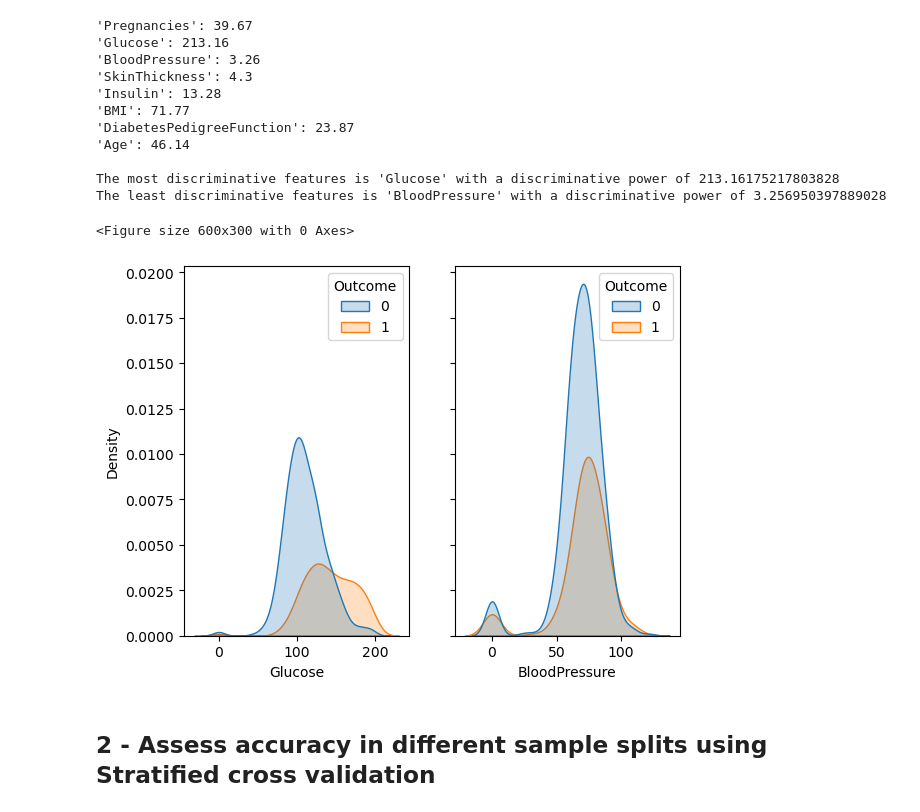
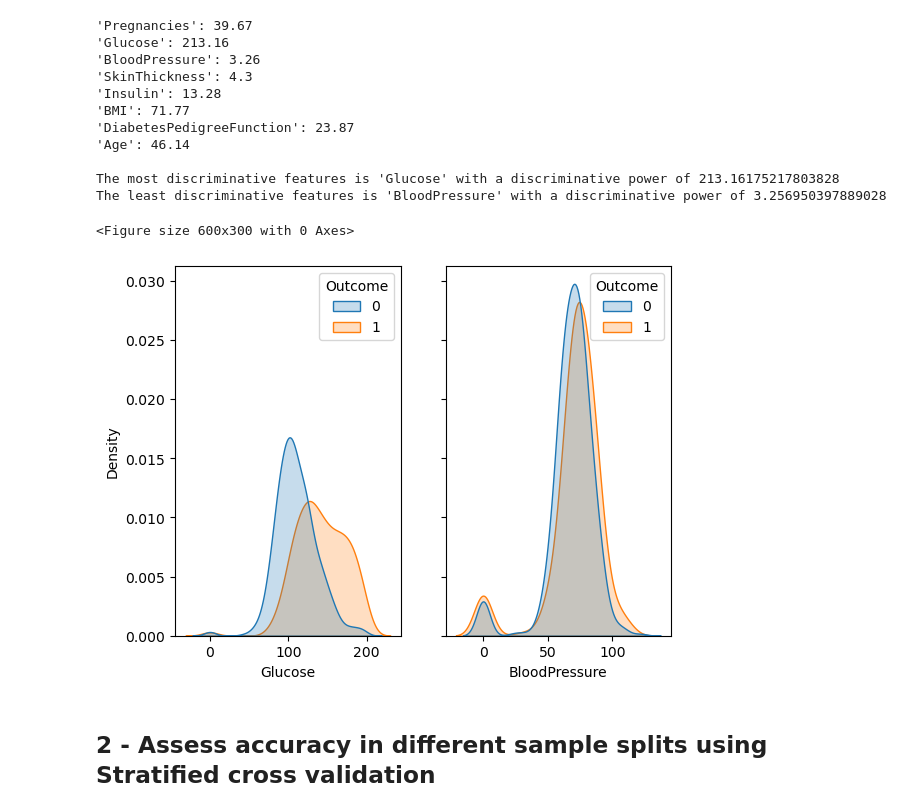
Before and after one commit to jppf22/HW1_Machine_Learning, a Jupyter notebook: codigo.ipynb, the cells around one changed output. Cells and saved outputs as stored; diff of their text form; code cells hidden in the pictures.

```diff
--- a/codigo.ipynb
+++ b/codigo.ipynb
@@ -64,16 +64,16 @@ The least discriminative features is 'BloodPressure' with a discriminative power
 # %%
 
 plt.figure(figsize=(6,3))
 
 fig, plot_numbers = plt.subplots(nrows=1, ncols=2, sharey=True) #n_cols = 2 since we only want the probability density distribution of the least and most discriminative features
 
-sns.kdeplot(data=data, x=data.columns.values[max_discriminative_power_feature_index], hue="Outcome", ax=plot_numbers[0], fill=True)
-sns.kdeplot(data=data, x=data.columns.values[min_discriminative_power_feature_index], hue="Outcome", ax=plot_numbers[1], fill=True)
+sns.kdeplot(data=data, x=data.columns.values[max_discriminative_power_feature_index], hue="Outcome", ax=plot_numbers[0], fill=True, common_norm=False)
+sns.kdeplot(data=data, x=data.columns.values[min_discriminative_power_feature_index], hue="Outcome", ax=plot_numbers[1], fill=True, common_norm=False)
 
 plt.show()
 # %% [output]
 <Figure size 600x300 with 0 Axes>
-[figure, old version]
+[figure, new version]
 # %% [markdown]
 ## 2 - Assess accuracy in different sample splits using Stratified cross validation
 # %% [markdown]
```
Also changed, not shown: 4 other files.
